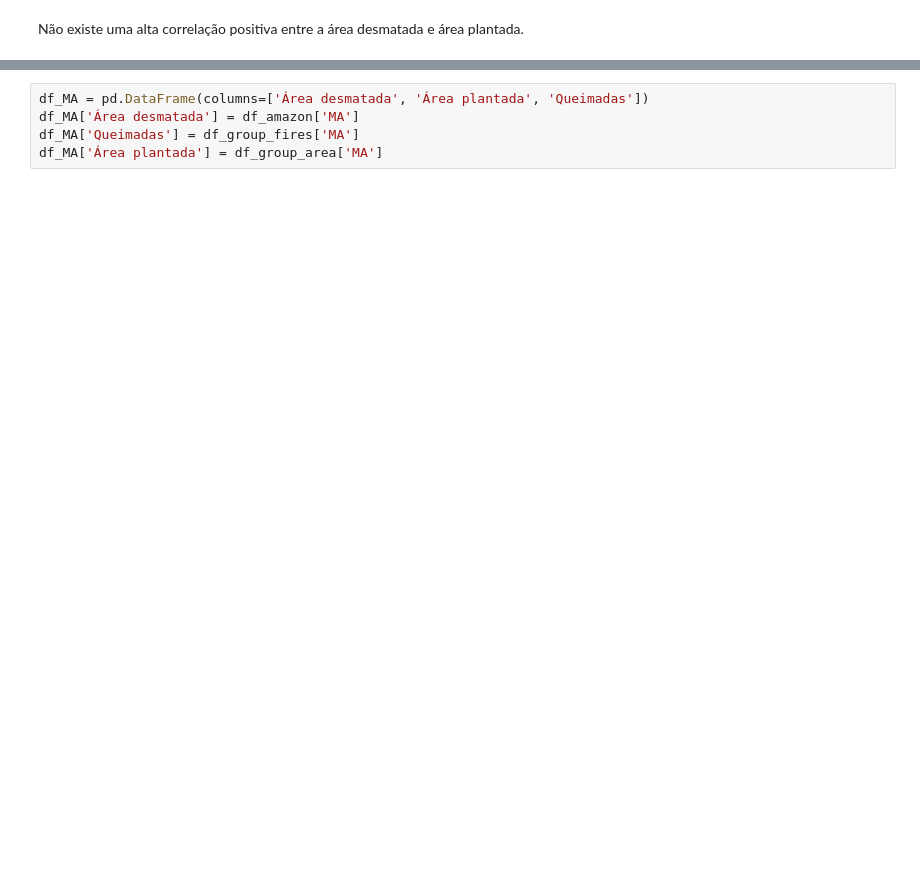
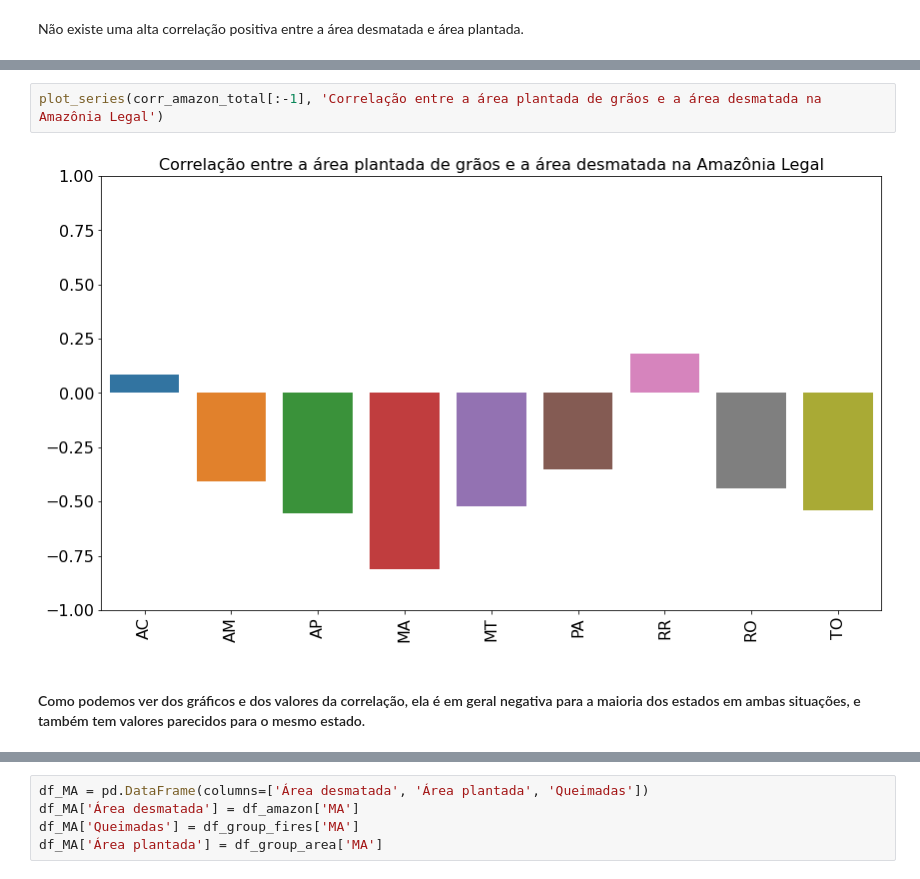
Before and after one commit to thiagomrs/icd2021projetoFinal, a Jupyter notebook: Relatorio.ipynb, the cells around one changed output, grey strips where cells are left out. Cells and saved outputs as stored; diff of their text form; blank space fills up the shorter version.

```diff
--- a/Relatorio.ipynb
+++ b/Relatorio.ipynb
@@ -507,0 +486,6 @@ plt.plot(queimadas_RR, y_hat, color="purple")
+# %%
+plot_series(corr_amazon_total[:-1], 'Correlação entre a área plantada de grãos e a área desmatada na Amazônia Legal')
+# %% [output]
+[figure, added]
+# %% [markdown]
+#### Como podemos ver dos gráficos e dos valores da correlação, ela é em geral negativa para a maioria dos estados em ambas situações, e também tem valores parecidos para o mesmo estado.
```
Also changed, not shown: parts of 45 cells of this notebook.
